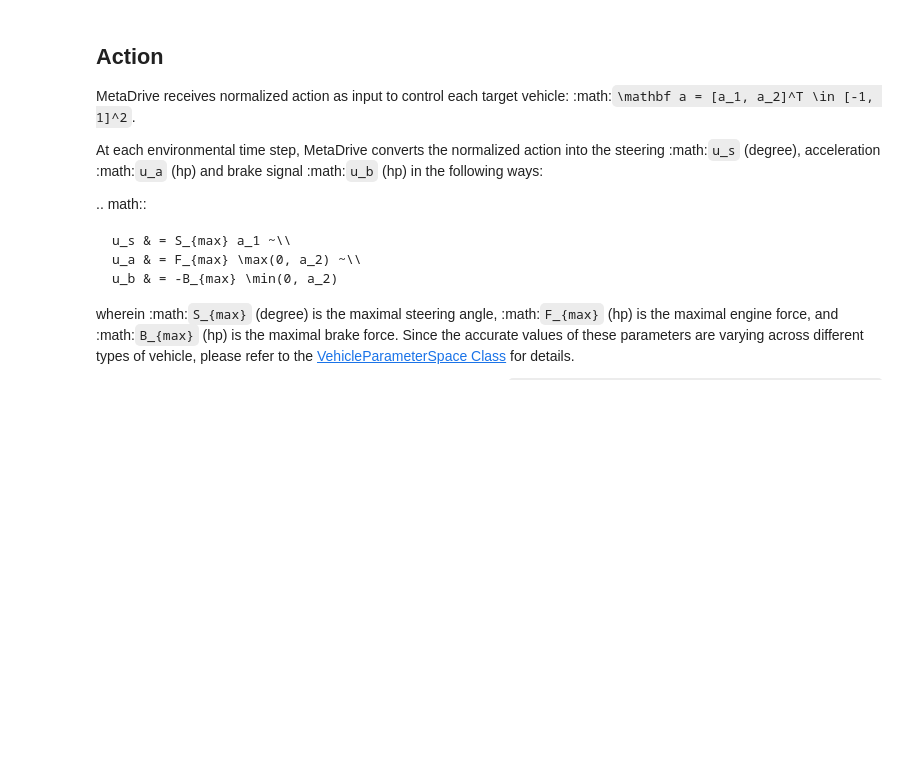
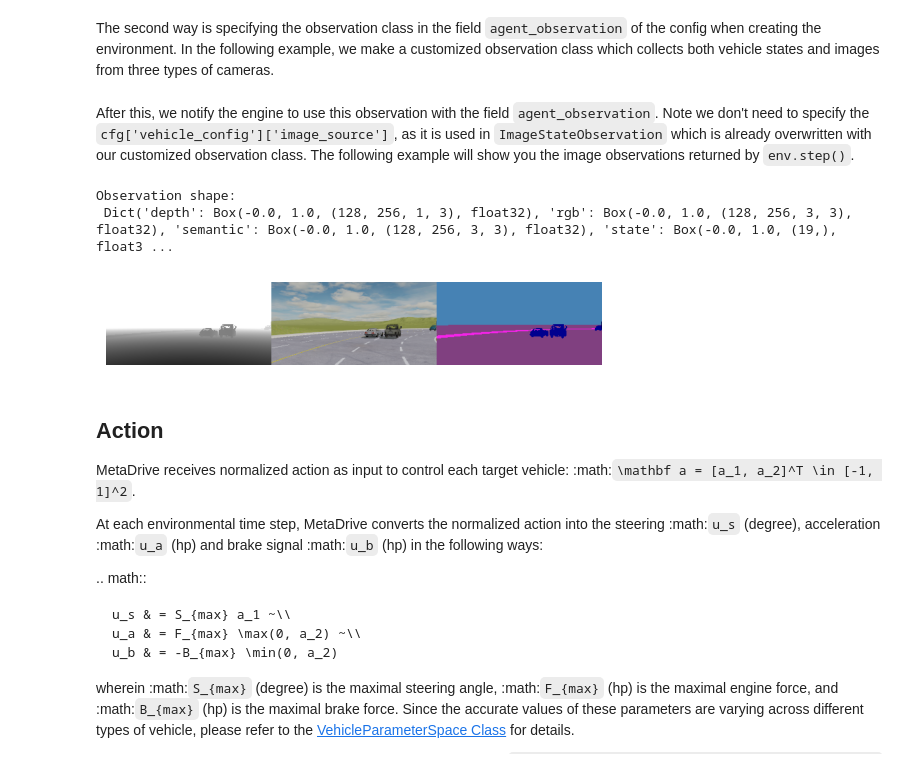
Before and after one commit to metadriverse/metadrive, a Jupyter notebook: documentation/source/obs_action.ipynb, the cells around one changed output. Cells and saved outputs as stored; diff of their text form; code cells hidden in the pictures; blank space fills up the shorter version.

Commit message:
observation

```diff
--- a/documentation/source/obs_action.ipynb
+++ b/documentation/source/obs_action.ipynb
@@ -86,0 +162,2 @@ We encourage users to design observations on their own according to the task goa
+# %% [markdown]
+The second way is specifying the observation class in the field `agent_observation` of the config when creating the environment. In the following example, we make a customized observation class which collects both vehicle states and images from three types of cameras.
@@ -87,3 +195,45 @@ We encourage users to design observations on their own according to the task goa
+# %% [markdown]
+After this, we notify the engine to use this observation with the field `agent_observation`. Note we don't need to specify the `cfg['vehicle_config']['image_source']`, as it is used in `ImageStateObservation` which is already overwritten with our customized observation class. The following example will show you the image observations returned by `env.step()`.
+# %%
+cfg=dict(agent_policy=IDMPolicy, # drive with IDM policy
+         agent_observation=MyObservation,
+         image_observation=True,
+         sensors={"rgb": (RGBCamera, *sensor_size),
+                  "depth": (DepthCamera, *sensor_size),
+                  "semantic": (SemanticCamera, *sensor_size)},
+         log_level=50) # turn off log
+env=MetaDriveEnv(cfg)
+try:
+    env.reset()
+    print("Observation shape: \n", env.observation_space)
+    for step in range(1000):
+        o, r, d, _, _ = env.step([0,1]) # simulation
+
+        # visualize image observation
+        o_1 = o["depth"][..., -1]
+        o_1 = np.concatenate([o_1, o_1, o_1], axis=-1) # align channel
+        o_2 = o["rgb"][..., -1]
+        o_3 = o["semantic"][..., -1]
+        ret = cv2.hconcat([o_1, o_2, o_3])
+        if step==450:
+            to_draw=ret
+        cv2.imshow("window", ret)
+        cv2.waitKey(1)
+        if d:
+            cv2.destroyAllWindows()
+            break
+finally:
+    env.close()
+
+# show observation
+from matplotlib import pyplot as plt
+plt.imshow(to_draw[...,::-1])
+plt.axis('off')
+plt.show()
+# %% [output]
+Observation shape:
+ Dict('depth': Box(-0.0, 1.0, (128, 256, 1, 3), float32), 'rgb': Box(-0.0, 1.0, (128, 256, 3, 3), float32), 'semantic': Box(-0.0, 1.0, (128, 256, 3, 3), float32), 'state': Box(-0.0, 1.0, (19,), float3 ...
+[figure, added]
 # %% [markdown]
 ## Action
 
```
Also changed, not shown: parts of 8 cells of this notebook, 2 other files.
